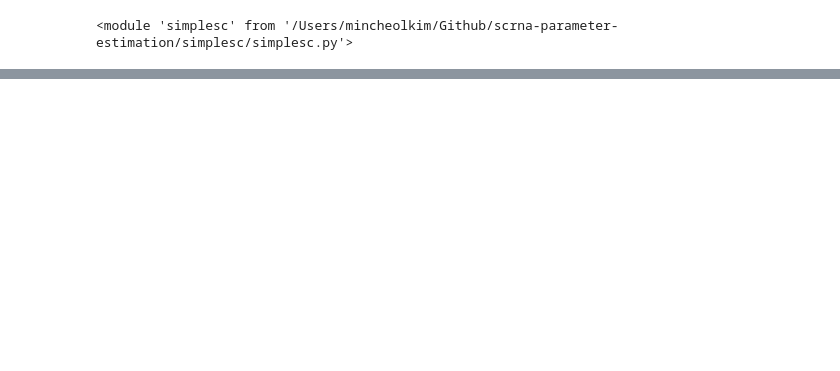
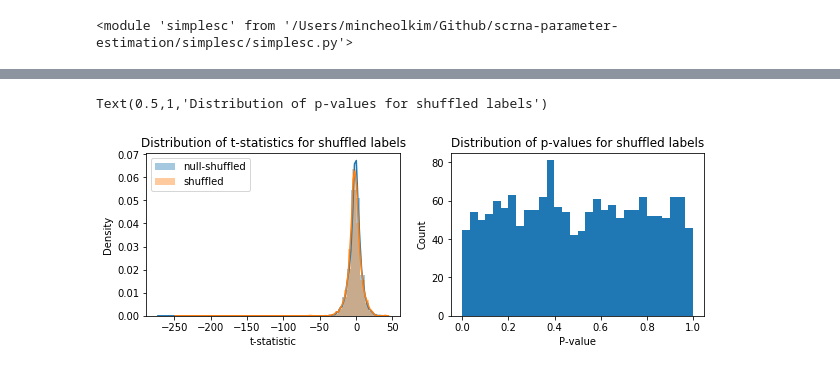
Before and after one commit to yelabucsf/scrna-parameter-estimation, a Jupyter notebook: examples/interferon_stimulation/interferon_stimulation_analysis.ipynb, the cells around one changed output, grey strips where cells are left out. Drawn from its saved outputs; the diff is of its cells as text; code cells hidden in the pictures; blank space fills up the shorter version.

```diff
--- a/examples/interferon_stimulation/interferon_stimulation_analysis.ipynb
+++ b/examples/interferon_stimulation/interferon_stimulation_analysis.ipynb
@@ -105,0 +109,2 @@ for cell_type, total_umi_dist in total_umi_content.items():
+# %%
+adata_ctrl = adata[adata.obs.stim == 'ctrl'].copy()
@@ -225,0 +224,5 @@ plt.hist([data_ctrl, data_stim], bins=100);
+# %%
+adata_ctrl.obs['fake_cell_type'] = np.random.permutation(adata_ctrl.obs['cell_type'])
+# %%
+imp.reload(simplesc)
+estimator = simplesc.SingleCellEstimator(adata_ctrl, p=0.1, num_permute=3, group_label='fake_cell_type')
@@ -225,0 +238,17 @@ plt.hist([data_ctrl, data_stim], bins=100);
+# %%
+t_statistic, null_t_statistic, pvals = estimator.differential_expression('CD4 T cells - ctrl', 'CD14+ Monocytes - ctrl', method='perm')
+# %%
+plt.figure(figsize=(10, 3))
+plt.subplot(1, 2, 1);
+sns.distplot(null_t_stats[~np.isnan(null_t_stats)], bins=50);
+sns.distplot(t_stats[~np.isnan(t_stats)], bins=50);
+plt.title('Distribution of t-statistics for shuffled labels');
+plt.ylabel('Density'); plt.xlabel('t-statistic');
+plt.legend(['null-shuffled', 'shuffled']);
+plt.subplot(1, 2, 2);
+plt.hist(pvals, bins=30);
+plt.ylabel('Count');plt.xlabel('P-value');
+plt.title('Distribution of p-values for shuffled labels')
+# %% [output]
+Text(0.5,1,'Distribution of p-values for shuffled labels')
+[figure, added]
```
Also changed, not shown: parts of 37 cells of this notebook, 1 other file.
